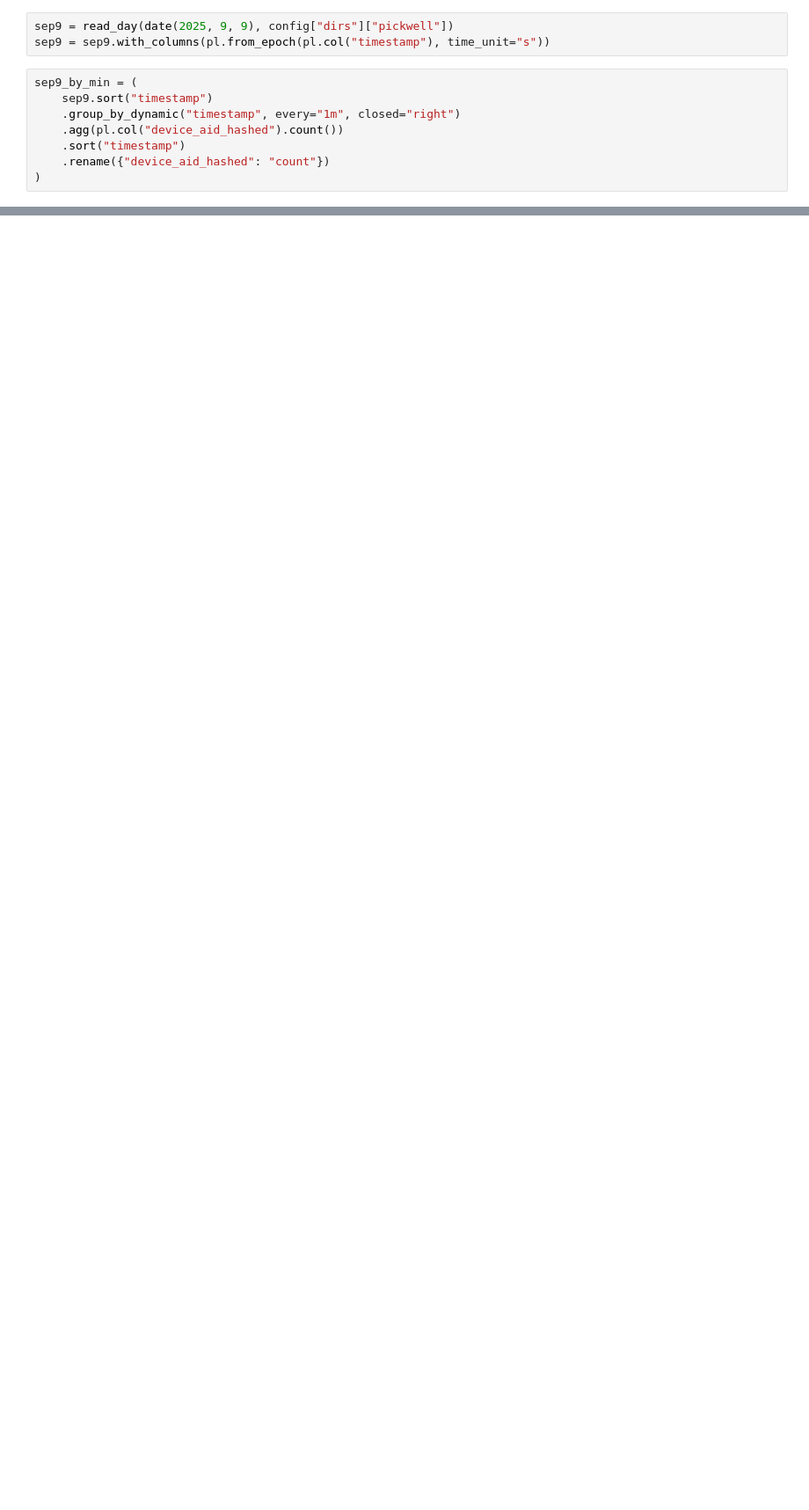
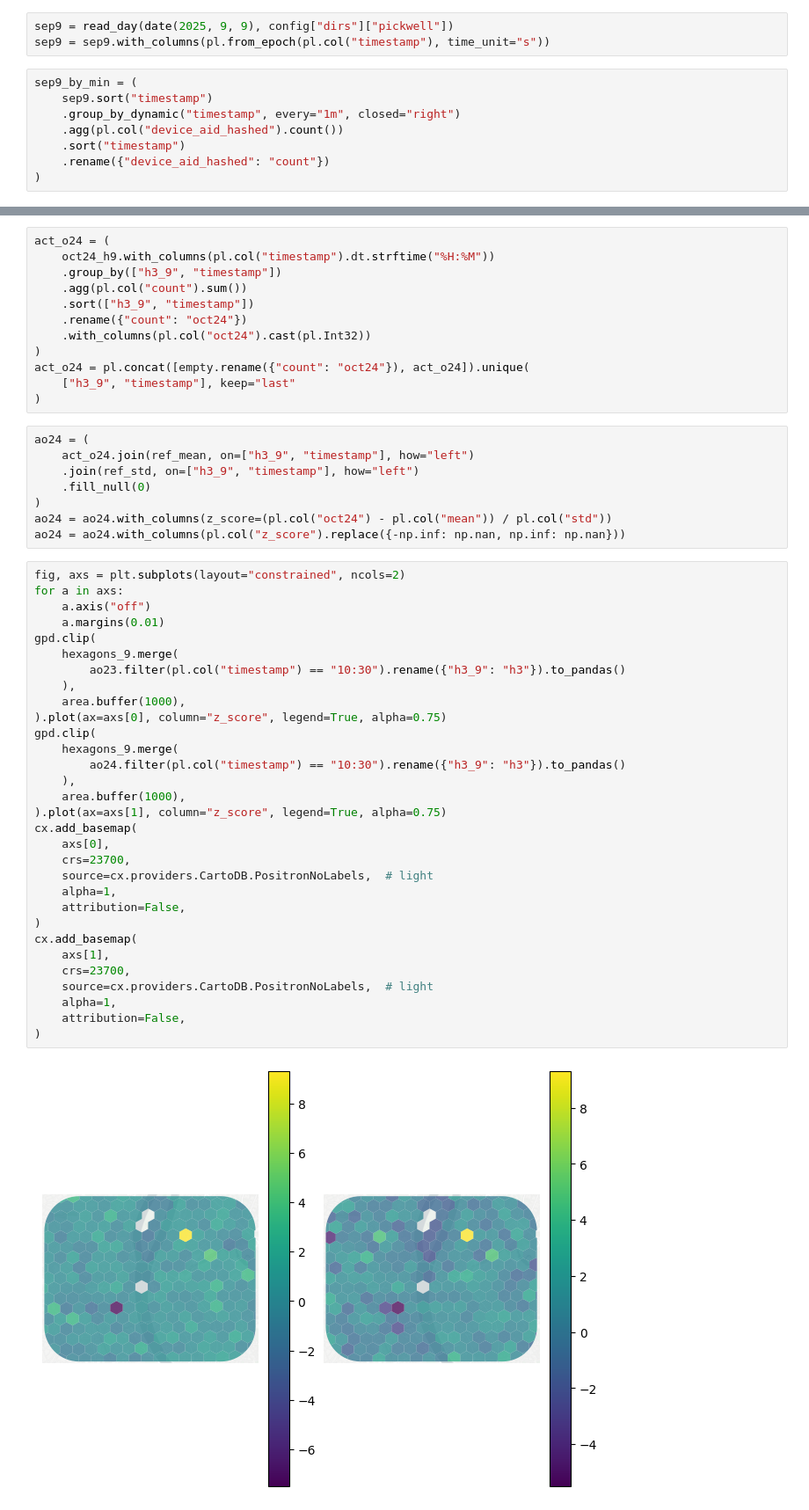
Before and after one commit to ANETILab/wp7_data_processing, a Jupyter notebook: src/social_events.ipynb, the cells around one changed output, grey strips where cells are left out. Shown at 88% size. Drawn from its saved outputs; the diff is of its cells as text; blank space fills up the shorter version.

```diff
--- a/src/social_events.ipynb
+++ b/src/social_events.ipynb
@@ -48,0 +272,53 @@ ax.axvline(
+# %%
+act_o24 = (
+    oct24_h9.with_columns(pl.col("timestamp").dt.strftime("%H:%M"))
+    .group_by(["h3_9", "timestamp"])
+    .agg(pl.col("count").sum())
+    .sort(["h3_9", "timestamp"])
+    .rename({"count": "oct24"})
+    .with_columns(pl.col("oct24").cast(pl.Int32))
+)
+act_o24 = pl.concat([empty.rename({"count": "oct24"}), act_o24]).unique(
+    ["h3_9", "timestamp"], keep="last"
+)
+# %%
+ao24 = (
+    act_o24.join(ref_mean, on=["h3_9", "timestamp"], how="left")
+    .join(ref_std, on=["h3_9", "timestamp"], how="left")
+    .fill_null(0)
+)
+ao24 = ao24.with_columns(z_score=(pl.col("oct24") - pl.col("mean")) / pl.col("std"))
+ao24 = ao24.with_columns(pl.col("z_score").replace({-np.inf: np.nan, np.inf: np.nan}))
+# %%
+fig, axs = plt.subplots(layout="constrained", ncols=2)
+for a in axs:
+    a.axis("off")
+    a.margins(0.01)
+gpd.clip(
+    hexagons_9.merge(
+        ao23.filter(pl.col("timestamp") == "10:30").rename({"h3_9": "h3"}).to_pandas()
+    ),
+    area.buffer(1000),
+).plot(ax=axs[0], column="z_score", legend=True, alpha=0.75)
+gpd.clip(
+    hexagons_9.merge(
+        ao24.filter(pl.col("timestamp") == "10:30").rename({"h3_9": "h3"}).to_pandas()
+    ),
+    area.buffer(1000),
+).plot(ax=axs[1], column="z_score", legend=True, alpha=0.75)
+cx.add_basemap(
+    axs[0],
+    crs=23700,
+    source=cx.providers.CartoDB.PositronNoLabels,  # light
+    alpha=1,
+    attribution=False,
+)
+cx.add_basemap(
+    axs[1],
+    crs=23700,
+    source=cx.providers.CartoDB.PositronNoLabels,  # light
+    alpha=1,
+    attribution=False,
+)
+# %% [output]
+[figure, added]
```
Also changed, not shown: parts of 23 cells of this notebook.
